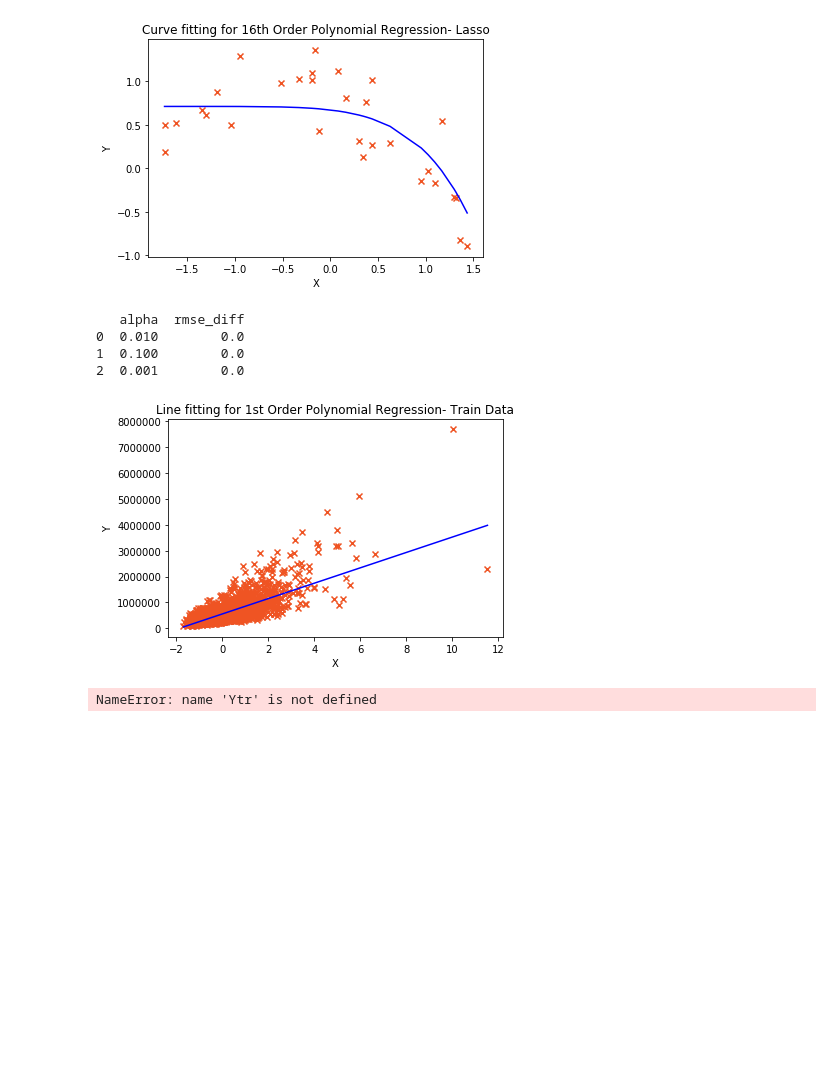
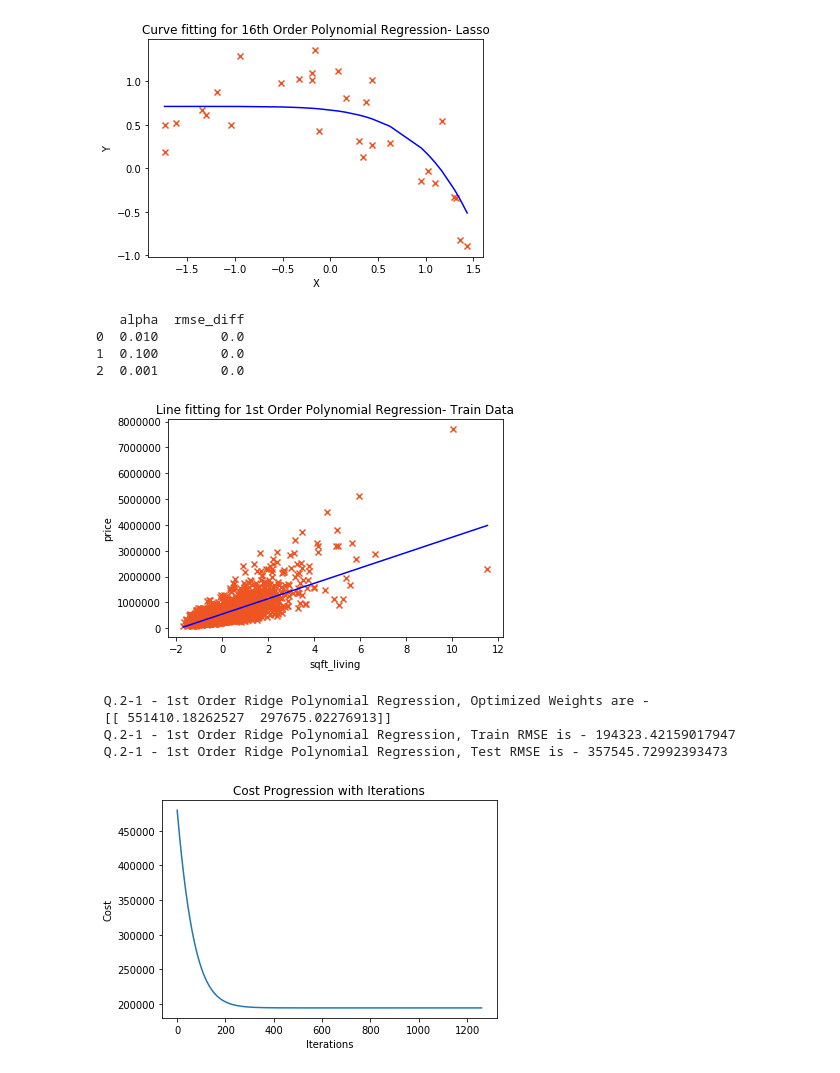
Before and after one commit to MeenakshiParyani/Polynomial-Regression, a Jupyter notebook: Polynomial-Regression.ipynb, the cells around one changed output. Drawn from its saved outputs; the diff is of its cells as text; code cells hidden in the pictures; blank space fills up the shorter version.

```diff
--- a/Polynomial-Regression.ipynb
+++ b/Polynomial-Regression.ipynb
@@ -96,15 +100,15 @@ plotCostHistory(costs)
 # %%
 # Q.1-2 - 2nd Order Polynomial Regression
 
-def generatePolynomialInput(df, order):
+def generatePolynomialInput(df, order, xheader):
     for i in range(2,order+1):
-        df[i] = df['x']**i
+        df[i] = df[xheader]**i
     return df
 
 def performPolynomialRegression(df, learning_rate, iters, order, xheader, yheader, plt_title, draw):
     beta = np.matrix(np.zeros(order+1))
     #print(df.head())
-    normalized_df_poly = generatePolynomialInput(df, order)
+    normalized_df_poly = generatePolynomialInput(df, order, xheader)
     #print(normalized_df_poly.head())
     X, Y = normalizeData(normalized_df_poly, True, xheader, yheader); # Normalize the data for proper scaling
     XM = np.matrix(X.values)
@@ -114,7 +118,7 @@ def performPolynomialRegression(df, learning_rate, iters, order, xheader, yheade
     beta, costs, rmse = gradientDescentUsingMatrix(XM, YM, beta, learning_rate, iters)
     y_pred = XM * beta.T
     if(draw):
-        drawPlot(Xcord, Ycord, y_pred, order, plt_title, 'X', 'Y');
+        drawPlot(Xcord, Ycord, y_pred, order, plt_title, xheader, yheader);
     return beta, rmse, costs, X
 
 df = data1;
@@ -254,7 +258,7 @@ Q. 1-6. 16th Order Polynomial Regression SKlearn Ridge model, Optimized Weights
 # 1-7 16th Order Polynomial Regression scikit-learn Lasso model
 
 df = data1;
-normalized_df_poly = generatePolynomialInput(df, 16)
+normalized_df_poly = generatePolynomialInput(df, 16, 'x')
 X, Y = normalizeData(normalized_df_poly, True, 'x', 'y'); # Normalize the data for proper scaling
 # this Alpha(Regularization Strength) value gives the lowest cost
 clf = Lasso(alpha=0.1, copy_X = True, fit_intercept = True, max_iter = 1000000, normalize=False,
@@ -306,33 +310,37 @@ def perform_Polynomial_Regression_val(X_train, X_val, X_test, y_train, y_val, y_
     i=0
     for a in alpha:
         betaTrain, rmseTrain, costsTrain, x = performPolynomialRegression(pd.concat([X_train, y_train], axis=1),
                                                             a, 100000, order, xheader, yheader,'', False)
 
         betaVal, rmseVal, costsVal, x = performPolynomialRegression(pd.concat([X_train, y_train], axis=1),
                                                             a, 100000, order, xheader, yheader,'', False)
         scores.loc[i] = pd.Series({'alpha':a, 'rmse_diff':abs(rmseTrain-rmseVal)})
         i=i+1
     print(scores)
     least_rmse_comb = scores['rmse_diff'].idxmin()
     alp = scores.iloc[[least_rmse_comb]]['alpha'][0]
     betaTrain, rmseTrain, costsTrain, x = performPolynomialRegression(pd.concat([X_train, y_train], axis=1),
                                                                 alp, 100000, order, xheader, yheader, '- Train Data', True)
     return betaTrain, rmseTrain, costsTrain, x
 
 
 
 betaTrain, rmseTrain, costsTrain, Xtr = perform_Polynomial_Regression_val(X_train, X_val, X_test, y_train, y_val, y_test, 1,
                                                  'sqft_living', 'price')
 
 rmseTest = get_rmse(np.matrix(Xtr), np.matrix(y_train), betaTrain)
 print(" Q.2-1 - 1st Order Ridge Polynomial Regression, Optimized Weights are -\n", betaTrain.ravel())
 print(" Q.2-1 - 1st Order Ridge Polynomial Regression, " + colored('Train RMSE is - ' + str(rmseTrain), 'green'))
 print(" Q.2-1 - 1st Order Ridge Polynomial Regression, " + colored('Test RMSE is - ' + str(rmseTest), 'green'))
-plotCostHistory(costs)
+plotCostHistory(costsTrain)
 # %% [output]
    alpha  rmse_diff
 0  0.010        0.0
 1  0.100        0.0
 2  0.001        0.0
-[figure, old version]
+[figure, new version]
-NameError: name 'Ytr' is not defined
+ Q.2-1 - 1st Order Ridge Polynomial Regression, Optimized Weights are -
+ [[ 551410.18262527  297675.02276913]]
+ Q.2-1 - 1st Order Ridge Polynomial Regression, Train RMSE is - 194323.42159017947
+ Q.2-1 - 1st Order Ridge Polynomial Regression, Test RMSE is - 357545.72992393473
+[figure, added]
```
Also changed, not shown: parts of 7 cells of this notebook.
